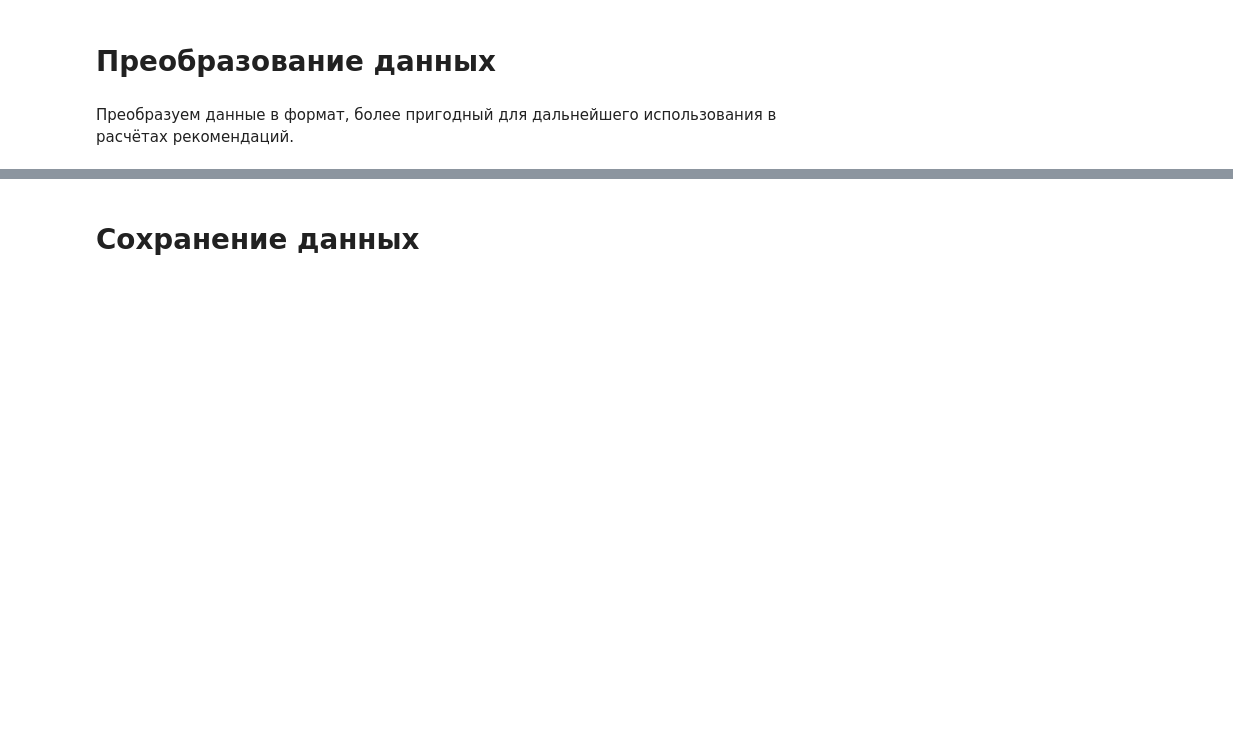
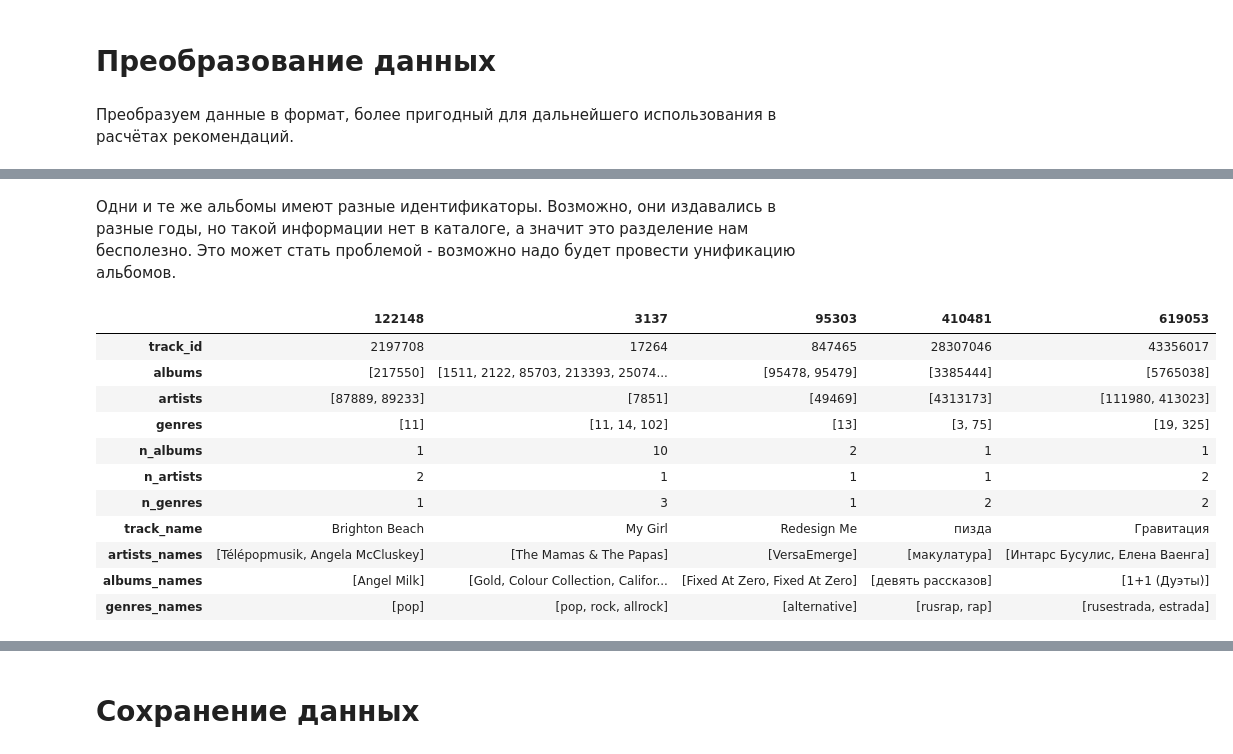
Before and after one commit to Jonzzi/mle-project-sprint-4-v001, a Jupyter notebook: recommendations.ipynb, the cells around one changed output, grey strips where cells are left out. Cells and saved outputs as stored; diff of their text form; code cells hidden in the pictures; blank space fills up the shorter version.

```diff
--- a/recommendations.ipynb
+++ b/recommendations.ipynb
@@ -450,0 +561,2 @@ print('Отсутствует жанры с идентификаторами:',
+# %%
+tracks = tracks.merge(tracks_artists, on = 'track_id', how="left")
@@ -450,0 +578,10 @@ print('Отсутствует жанры с идентификаторами:',
+# %%
+tracks = tracks.rename(columns={'name': 'track_name', 'name_y': 'artists_names'})
+# %%
+# добавим альбомы
+tracks_albums = tracks.explode('albums')
+tracks_albums = tracks_albums.merge(albums_df.drop('type', axis=1), left_on = 'albums', right_on='id', how="left").drop('id', axis=1)
+tracks_albums = tracks_albums.groupby('track_id', as_index=False).agg({'name': lambda x: list(x)})
+tracks = tracks.merge(tracks_albums, on = 'track_id', how="left")
+tracks = tracks.rename(columns={'name': 'albums_names'})
+del tracks_albums
@@ -450,0 +602,25 @@ print('Отсутствует жанры с идентификаторами:',
+# %% [markdown]
+Одни и те же альбомы имеют разные идентификаторы. Возможно, они издавались в разные годы, но такой информации нет в каталоге, а значит это разделение нам бесполезно. Это может стать проблемой - возможно надо будет провести унификацию альбомов.
+# %%
+# добавим жанры
+tracks_genres = tracks.explode('genres')
+tracks_genres = tracks_genres.merge(genres_df.drop('type', axis=1), left_on = 'genres', right_on='id', how="left").drop('id', axis=1)
+tracks_genres = tracks_genres.groupby('track_id', as_index=False).agg({'name': lambda x: list(x)})
+tracks = tracks.merge(tracks_genres, on = 'track_id', how="left")
+tracks = tracks.rename(columns={'name': 'genres_names'})
+del tracks_genres
+# %%
+tracks.sample(5).T
+# %% [output]
+|  | 122148 | 3137 | 95303 | 410481 | 619053 |
+| track_id | 2197708 | 17264 | 847465 | 28307046 | 43356017 |
+| albums | [217550] | [1511, 2122, 85703, 213393, 25074... | [95478, 95479] | [3385444] | [5765038] |
+| artists | [87889, 89233] | [7851] | [49469] | [4313173] | [111980, 413023] |
+| genres | [11] | [11, 14, 102] | [13] | [3, 75] | [19, 325] |
+| n_albums | 1 | 10 | 2 | 1 | 1 |
+| n_artists | 2 | 1 | 1 | 1 | 2 |
+| n_genres | 1 | 3 | 1 | 2 | 2 |
+| track_name | Brighton Beach | My Girl | Redesign Me | пизда | Гравитация |
+| artists_names | [Télépopmusik, Angela McCluskey] | [The Mamas & The Papas] | [VersaEmerge] | [макулатура] | [Интарс Бусулис, Елена Ваенга] |
+| albums_names | [Angel Milk] | [Gold, Colour Collection, Califor... | [Fixed At Zero, Fixed At Zero] | [девять рассказов] | [1+1 (Дуэты)] |
+| genres_names | [pop] | [pop, rock, allrock] | [alternative] | [rusrap, rap] | [rusestrada, estrada] |
```
Also changed, not shown: parts of 123 cells of this notebook.
